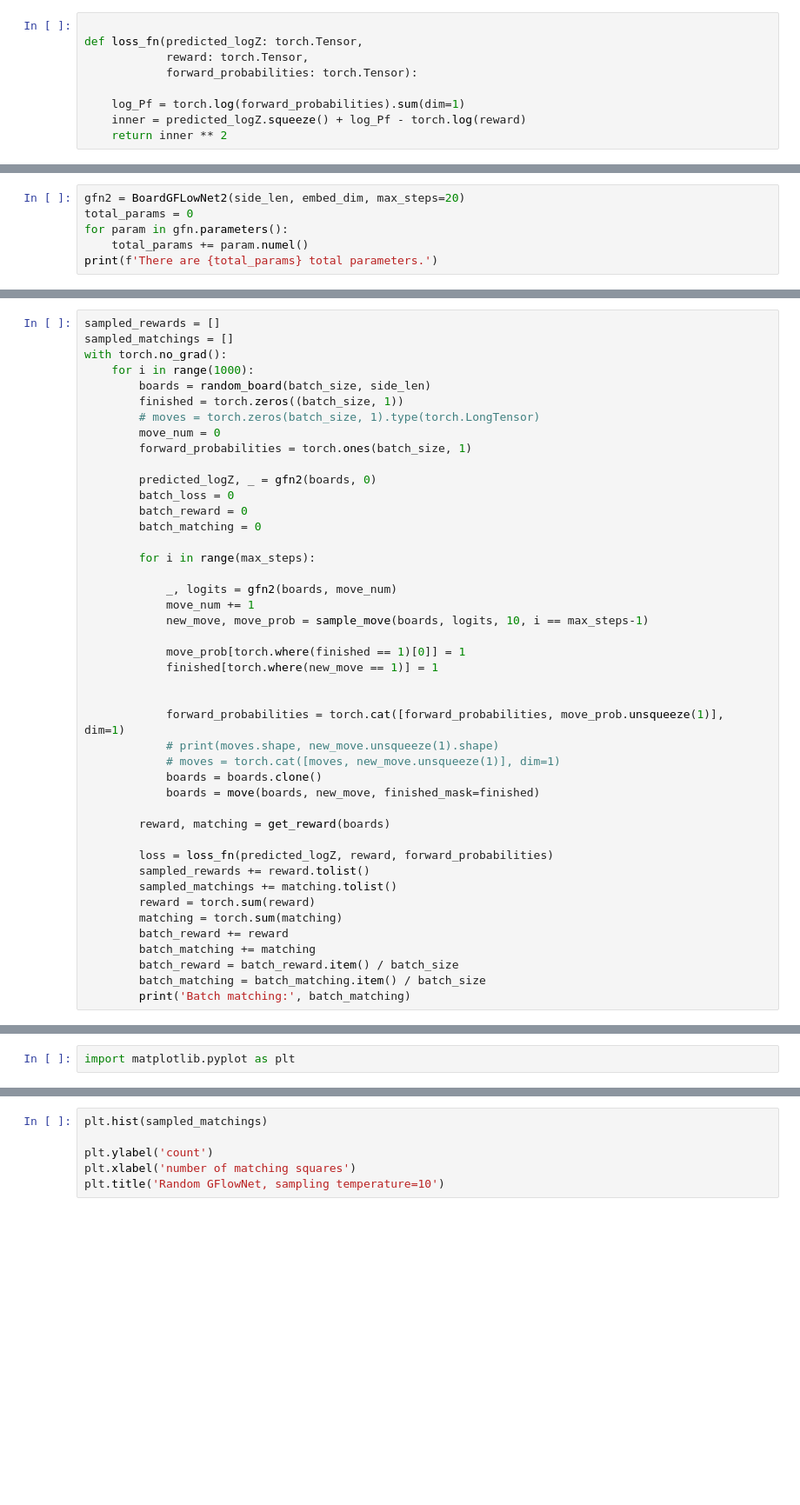
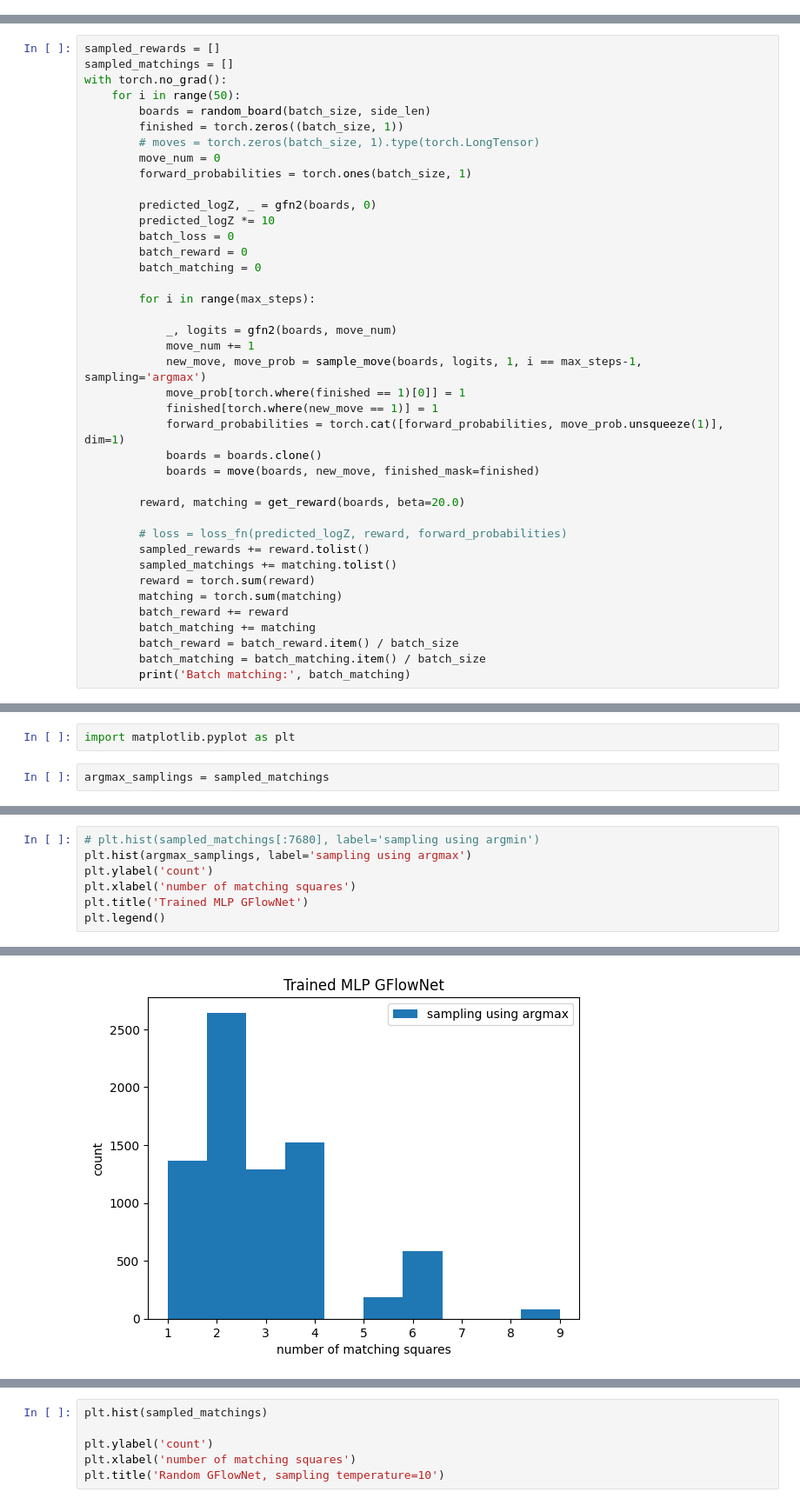
Before and after one commit to andrzeng/gflowgame, a Jupyter notebook: helloworld.ipynb, the cells around one changed output, grey strips where cells are left out. Shown at 87% size. Cells and saved outputs as stored; diff of their text form; blank space fills up the shorter version.

Commit message:
implement train_alternate

```diff
--- a/helloworld.ipynb
+++ b/helloworld.ipynb
@@ -88,9 +139,0 @@ def sample_move(boards: torch.Tensor,
-# %%
-
-def loss_fn(predicted_logZ: torch.Tensor,
-            reward: torch.Tensor,
-            forward_probabilities: torch.Tensor):
-
-    log_Pf = torch.log(forward_probabilities).sum(dim=1)
-    inner = predicted_logZ.squeeze() + log_Pf - torch.log(reward)
-    return inner ** 2
@@ -192,6 +139,0 @@ class BoardGFLowNet2(nn.Module):
-# %%
-gfn2 = BoardGFLowNet2(side_len, embed_dim, max_steps=20)
-total_params = 0
-for param in gfn.parameters():
-    total_params += param.numel()
-print(f'There are {total_params} total parameters.')
@@ -201,7 +278,7 @@ There are 326759 total parameters.
 sampled_rewards = []
 sampled_matchings = []
 with torch.no_grad():
-    for i in range(1000):
+    for i in range(50):
         boards = random_board(batch_size, side_len)
         finished = torch.zeros((batch_size, 1))
         # moves = torch.zeros(batch_size, 1).type(torch.LongTensor)
@@ -209,6 +286,7 @@ with torch.no_grad():
         forward_probabilities = torch.ones(batch_size, 1)
 
         predicted_logZ, _ = gfn2(boards, 0)
+        predicted_logZ *= 10
         batch_loss = 0
         batch_reward = 0
         batch_matching = 0
@@ -217,21 +295,16 @@ with torch.no_grad():
 
             _, logits = gfn2(boards, move_num)
             move_num += 1
-            new_move, move_prob = sample_move(boards, logits, 10, i == max_steps-1)
-
+            new_move, move_prob = sample_move(boards, logits, 1, i == max_steps-1, sampling='argmax')
             move_prob[torch.where(finished == 1)[0]] = 1
             finished[torch.where(new_move == 1)] = 1
-
-
             forward_probabilities = torch.cat([forward_probabilities, move_prob.unsqueeze(1)], dim=1)
-            # print(moves.shape, new_move.unsqueeze(1).shape)
-            # moves = torch.cat([moves, new_move.unsqueeze(1)], dim=1)
             boards = boards.clone()
             boards = move(boards, new_move, finished_mask=finished)
 
-        reward, matching = get_reward(boards)
+        reward, matching = get_reward(boards, beta=20.0)
 
-        loss = loss_fn(predicted_logZ, reward, forward_probabilities)
+        # loss = loss_fn(predicted_logZ, reward, forward_probabilities)
         sampled_rewards += reward.tolist()
         sampled_matchings += matching.tolist()
         reward = torch.sum(reward)
@@ -263,2 +343,4 @@ KeyboardInterrupt:
 # %%
 import matplotlib.pyplot as plt
+# %%
+argmax_samplings = sampled_matchings
@@ -264,0 +355,8 @@ import matplotlib.pyplot as plt
+# %%
+# plt.hist(sampled_matchings[:7680], label='sampling using argmin')
+plt.hist(argmax_samplings, label='sampling using argmax')
+plt.ylabel('count')
+plt.xlabel('number of matching squares')
+plt.title('Trained MLP GFlowNet')
+plt.legend()
+# %% [output]
@@ -264,0 +364 @@ import matplotlib.pyplot as plt
+[figure, added]
```
Also changed, not shown: parts of 29 cells of this notebook, 4 other files.
